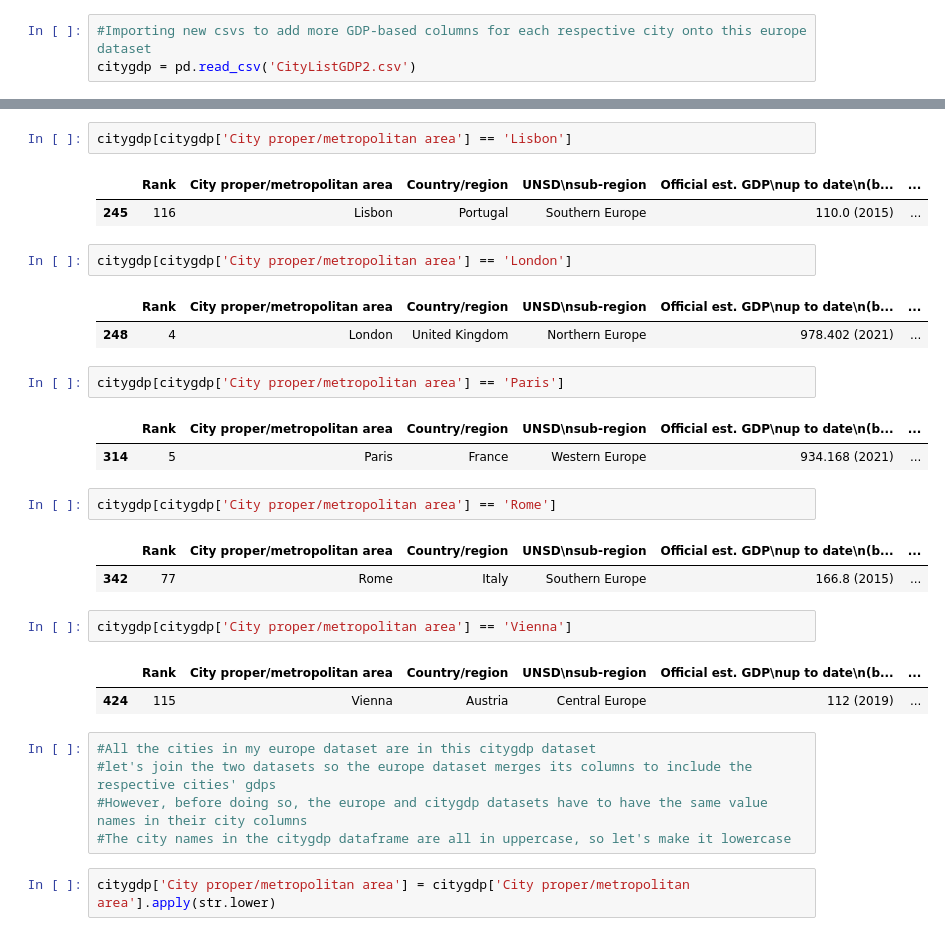
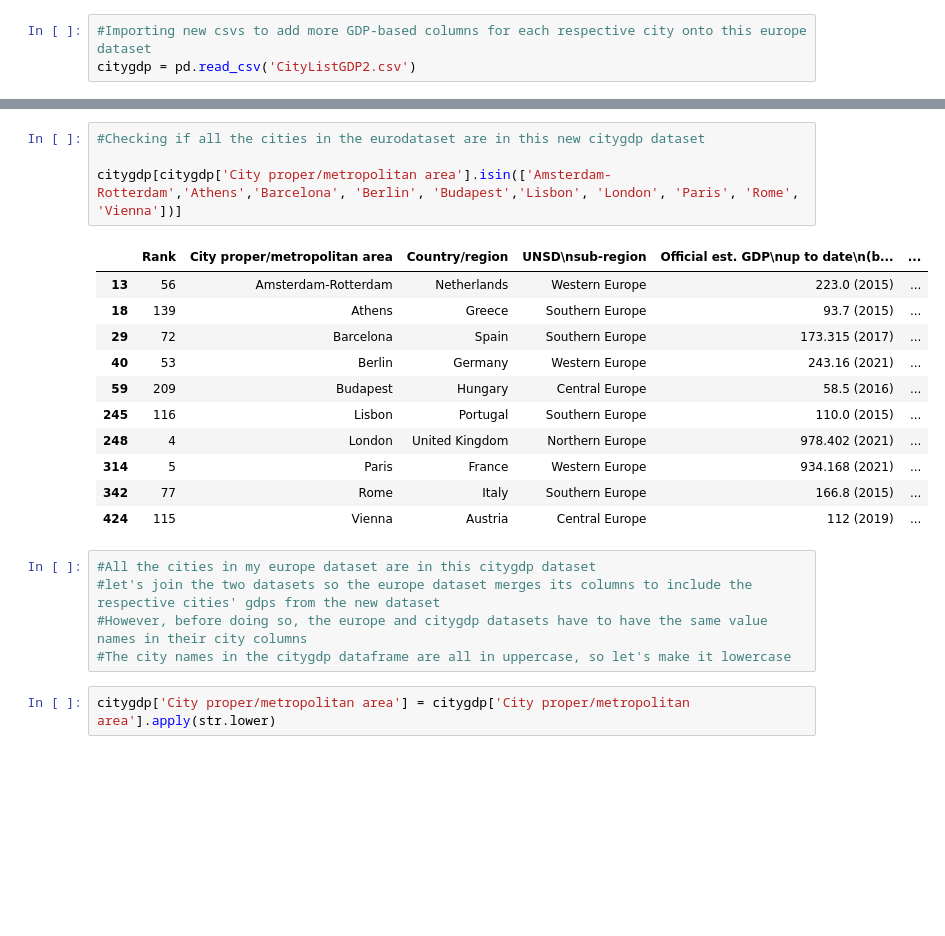
Before and after one commit to MarkL24/Springboard, a Jupyter notebook: Mark Lee Capstone 2 Data Wrangling.ipynb, the cells around one changed output, grey strips where cells are left out. Cells and saved outputs as stored; diff of their text form; blank space fills up the shorter version.

```diff
--- a/Mark Lee Capstone 2 Data Wrangling.ipynb
+++ b/Mark Lee Capstone 2 Data Wrangling.ipynb
@@ -279,31 +263,22 @@ citygdp[citygdp['City proper/metropolitan area'] == 'Budapest']
-# %%
-citygdp[citygdp['City proper/metropolitan area'] == 'Lisbon']
-# %% [output]
-|  | Rank | City proper/metropolitan area | Country/region | UNSD\nsub‑region | Official est. GDP\nup to date\n(b... | ... |
-| 245 | 116 | Lisbon | Portugal | Southern Europe | 110.0 (2015) | ... |
-# %%
-citygdp[citygdp['City proper/metropolitan area'] == 'London']
-# %% [output]
-|  | Rank | City proper/metropolitan area | Country/region | UNSD\nsub‑region | Official est. GDP\nup to date\n(b... | ... |
-| 248 | 4 | London | United Kingdom | Northern Europe | 978.402 (2021) | ... |
-# %%
-citygdp[citygdp['City proper/metropolitan area'] == 'Paris']
-# %% [output]
-|  | Rank | City proper/metropolitan area | Country/region | UNSD\nsub‑region | Official est. GDP\nup to date\n(b... | ... |
-| 314 | 5 | Paris | France | Western Europe | 934.168 (2021) | ... |
-# %%
-citygdp[citygdp['City proper/metropolitan area'] == 'Rome']
-# %% [output]
-|  | Rank | City proper/metropolitan area | Country/region | UNSD\nsub‑region | Official est. GDP\nup to date\n(b... | ... |
-| 342 | 77 | Rome | Italy | Southern Europe | 166.8 (2015) | ... |
-# %%
-citygdp[citygdp['City proper/metropolitan area'] == 'Vienna']
-# %% [output]
-|  | Rank | City proper/metropolitan area | Country/region | UNSD\nsub‑region | Official est. GDP\nup to date\n(b... | ... |
-| 424 | 115 | Vienna | Austria | Central Europe | 112 (2019) | ... |
+# %%
+#Checking if all the cities in the eurodataset are in this new citygdp dataset
+
+citygdp[citygdp['City proper/metropolitan area'].isin(['Amsterdam-Rotterdam','Athens','Barcelona', 'Berlin', 'Budapest','Lisbon', 'London', 'Paris', 'Rome', 'Vienna'])]
+# %% [output]
+|  | Rank | City proper/metropolitan area | Country/region | UNSD\nsub‑region | Official est. GDP\nup to date\n(b... | ... |
+| 13 | 56 | Amsterdam-Rotterdam | Netherlands | Western Europe | 223.0 (2015) | ... |
+| 18 | 139 | Athens | Greece | Southern Europe | 93.7 (2015) | ... |
+| 29 | 72 | Barcelona | Spain | Southern Europe | 173.315 (2017) | ... |
+| 40 | 53 | Berlin | Germany | Western Europe | 243.16 (2021) | ... |
+| 59 | 209 | Budapest | Hungary | Central Europe | 58.5 (2016) | ... |
+| 245 | 116 | Lisbon | Portugal | Southern Europe | 110.0 (2015) | ... |
+| 248 | 4 | London | United Kingdom | Northern Europe | 978.402 (2021) | ... |
+| 314 | 5 | Paris | France | Western Europe | 934.168 (2021) | ... |
+| 342 | 77 | Rome | Italy | Southern Europe | 166.8 (2015) | ... |
+| 424 | 115 | Vienna | Austria | Central Europe | 112 (2019) | ... |
 # %%
 #All the cities in my europe dataset are in this citygdp dataset
-#let's join the two datasets so the europe dataset merges its columns to include the respective cities' gdps
+#let's join the two datasets so the europe dataset merges its columns to include the respective cities' gdps from the new dataset
 #However, before doing so, the europe and citygdp datasets have to have the same value names in their city columns
 #The city names in the citygdp dataframe are all in uppercase, so let's make it lowercase
 # %%
```
Also changed, not shown: parts of 17 cells of this notebook.
